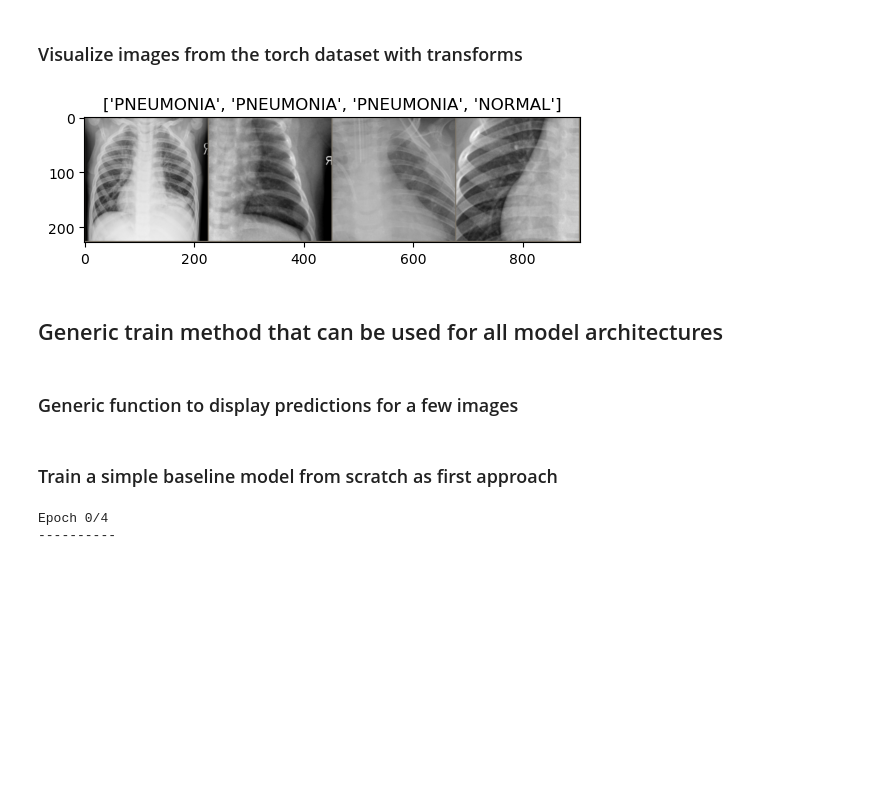
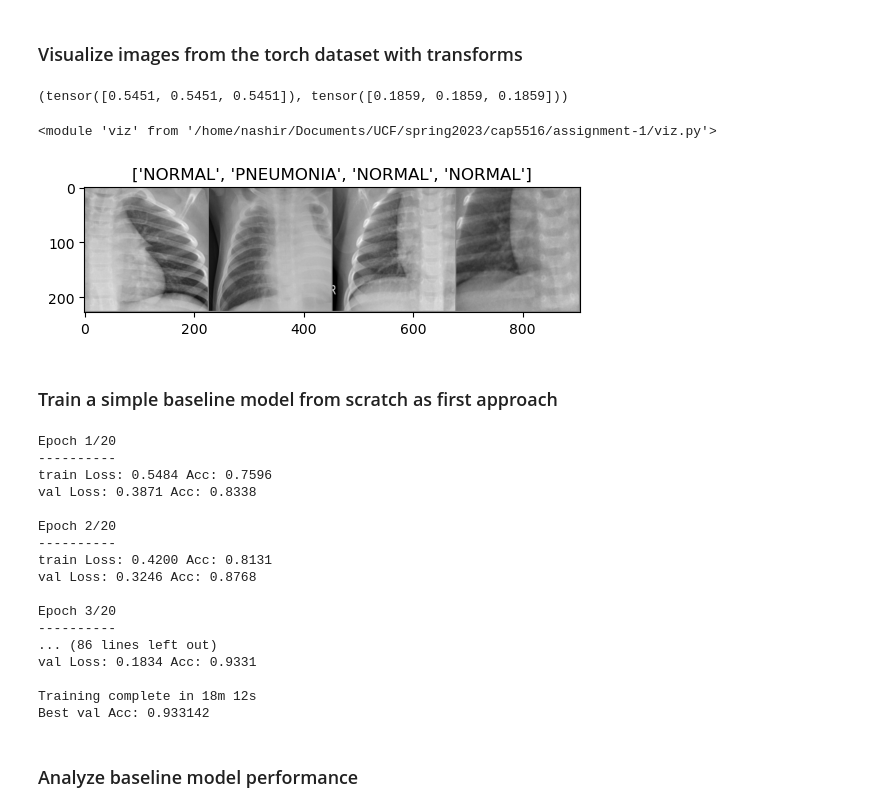
Before and after one commit to nashirj/chest-xray-classification, a Jupyter notebook: Assignment1.ipynb, the cells around one changed output. Drawn from its saved outputs; the diff is of its cells as text; code cells hidden in the pictures; blank space fills up the shorter version.

Commit message:
Add progress on baseline model

```diff
--- a/Assignment1.ipynb
+++ b/Assignment1.ipynb
@@ -121,3 +107,6 @@ device = torch.device("cuda" if torch.cuda.is_available() else "cpu")
+# %%
+device = torch.device("cuda" if torch.cuda.is_available() else "cpu")
+dataloaders, dataset_sizes, class_names = dataset.load_xray_data()
 # %%
 class_names
 # %% [output]
@@ -127,28 +116,31 @@ class_names
 # %%
 import numpy as np
 import torchvision
+# %%
+# Compute approximate mean and std of train dataset based on a single batch
+images, _ = next(iter(dataloaders['train']))
+# shape of images = [b,c,w,h]
+mean, std = images.mean([0,2,3]), images.std([0,2,3])
+# %%
+mean, std
+# %% [output]
+(tensor([0.5451, 0.5451, 0.5451]), tensor([0.1859, 0.1859, 0.1859]))
+# %%
+## Reload dataset with mean and std for transforms
+dataloaders, dataset_sizes, class_names = dataset.load_xray_data(dataset.get_baseline_transforms(mean, std))
+# %%
+import viz
+
+importlib.reload(viz)
+# %% [output]
+<module 'viz' from '/home/nashir/Documents/UCF/spring2023/cap5516/assignment-1/viz.py'>
 # %%
-def imshow(inp, title=None):
-    """Imshow for Tensor."""
-    inp = inp.numpy().transpose((1, 2, 0))
-    mean = np.array([0.485, 0.456, 0.406])
-    std = np.array([0.229, 0.224, 0.225])
-    inp = std * inp + mean
-    inp = np.clip(inp, 0, 1)
-    plt.imshow(inp)
-    if title is not None:
-        plt.title(title)
-    plt.pause(0.001)  # pause a bit so that plots are updated
-
-
 # Get a batch of training data
 inputs, classes = next(iter(dataloaders['train']))
 
 # Make a grid from batch
 out = torchvision.utils.make_grid(inputs)
 
-imshow(out, title=[class_names[x] for x in classes])
+viz.imshow(out, mean, std, title=[class_names[x] for x in classes])
 # %% [output]
-[figure, old version]
+[figure, new version]
-# %% [markdown]
-## Generic train method that can be used for all model architectures
@@ -225,2 +148,0 @@ def train_model(model, criterion, optimizer, scheduler, device, num_epochs=25):
-# %% [markdown]
-### Generic function to display predictions for a few images
@@ -270,8 +166,26 @@ optimizer_scratch = optim.SGD(model_scratch.parameters(), lr=0.001, momentum=0.9
 # Decay LR by a factor of 0.1 every 7 epochs
 exp_lr_scheduler = lr_scheduler.StepLR(optimizer_scratch, step_size=7, gamma=0.1)
 # %%
-model_scratch = train_model(model_scratch, criterion, optimizer_scratch, exp_lr_scheduler, device,
-                            num_epochs=5)
+model_scratch, hist_scratch = train.train_model(
+    model_scratch, criterion, optimizer_scratch, exp_lr_scheduler,
+    dataloaders, dataset_sizes, num_epochs=20)
 # %% [output]
-Epoch 0/4
+Epoch 1/20
 ----------
+train Loss: 0.5484 Acc: 0.7596
+val Loss: 0.3871 Acc: 0.8338
+
+Epoch 2/20
+----------
+train Loss: 0.4200 Acc: 0.8131
+val Loss: 0.3246 Acc: 0.8768
+
+Epoch 3/20
+----------
+... (86 lines left out)
+val Loss: 0.1834 Acc: 0.9331
+
+Training complete in 18m 12s
+Best val Acc: 0.933142
+# %% [markdown]
+### Analyze baseline model performance
```
Also changed, not shown: parts of 26 cells of this notebook, 4 other files.
